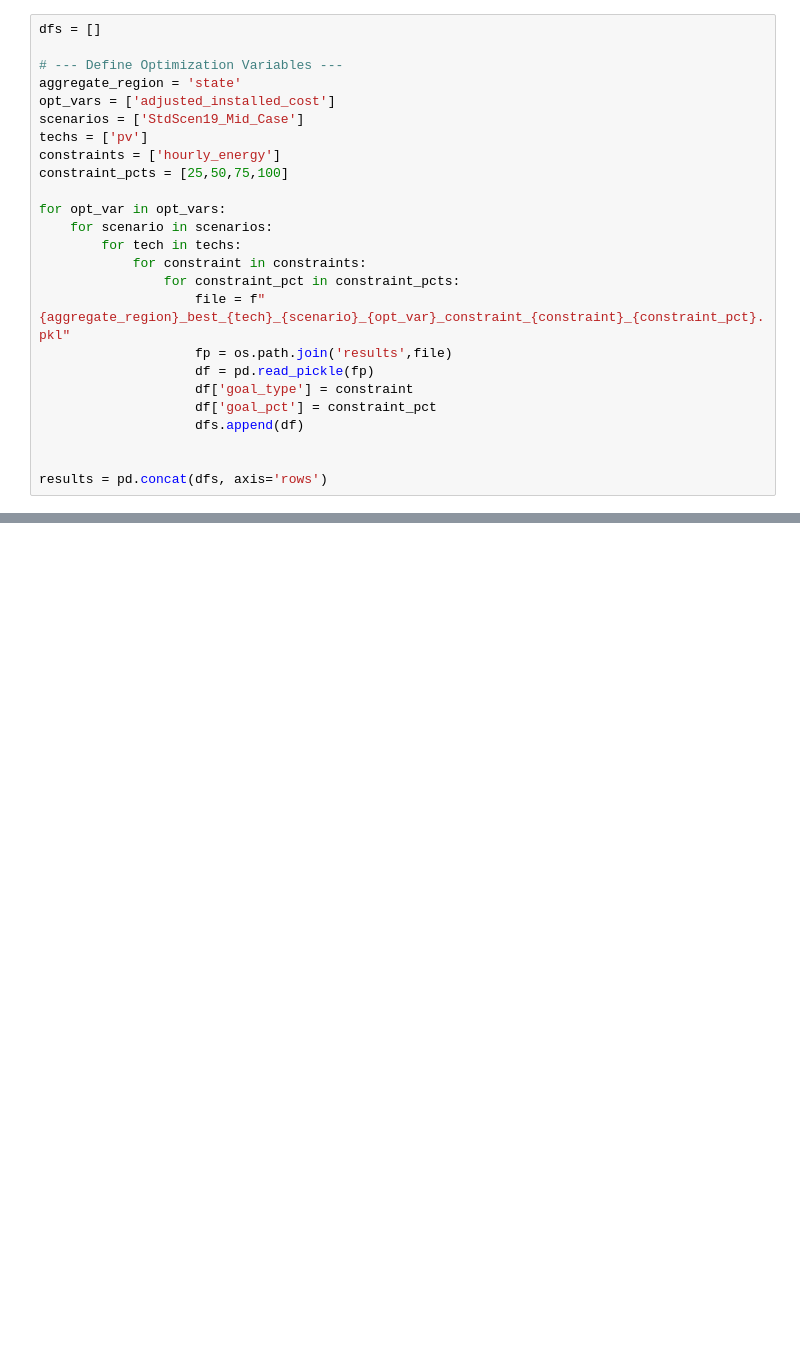
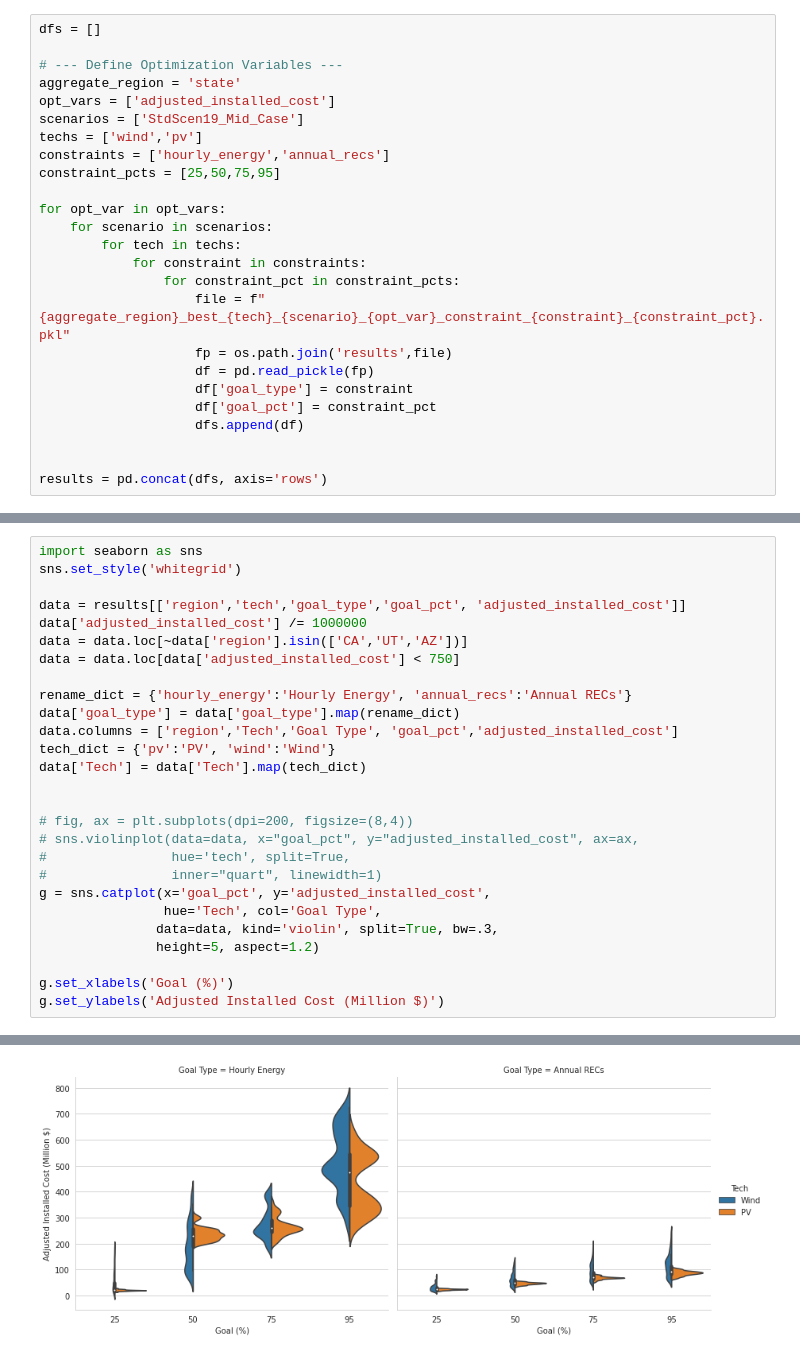
Before and after one commit to NREL/vapor, a Jupyter notebook: notebooks/viz_constraint.ipynb, the cells around one changed output, grey strips where cells are left out. Cells and saved outputs as stored; diff of their text form; blank space fills up the shorter version.

```diff
--- a/notebooks/viz_constraint.ipynb
+++ b/notebooks/viz_constraint.ipynb
@@ -20,9 +20,9 @@ dfs = []
 aggregate_region = 'state'
 opt_vars = ['adjusted_installed_cost']
 scenarios = ['StdScen19_Mid_Case']
-techs = ['pv']
-constraints = ['hourly_energy']
-constraint_pcts = [25,50,75,100]
+techs = ['wind','pv']
+constraints = ['hourly_energy','annual_recs']
+constraint_pcts = [25,50,75,95]
 
 for opt_var in opt_vars:
     for scenario in scenarios:
@@ -51,0 +41,28 @@ sns.violinplot(data=data, x="goal_pct", y="adjusted_installed_cost",
+# %%
+import seaborn as sns
+sns.set_style('whitegrid')
+
+data = results[['region','tech','goal_type','goal_pct', 'adjusted_installed_cost']]
+data['adjusted_installed_cost'] /= 1000000
+data = data.loc[~data['region'].isin(['CA','UT','AZ'])]
+data = data.loc[data['adjusted_installed_cost'] < 750]
+
+rename_dict = {'hourly_energy':'Hourly Energy', 'annual_recs':'Annual RECs'}
+data['goal_type'] = data['goal_type'].map(rename_dict)
+data.columns = ['region','Tech','Goal Type', 'goal_pct','adjusted_installed_cost']
+tech_dict = {'pv':'PV', 'wind':'Wind'}
+data['Tech'] = data['Tech'].map(tech_dict)
+
+
+# fig, ax = plt.subplots(dpi=200, figsize=(8,4))
+# sns.violinplot(data=data, x="goal_pct", y="adjusted_installed_cost", ax=ax,
+#                hue='tech', split=True,
+#                inner="quart", linewidth=1)
+g = sns.catplot(x='goal_pct', y='adjusted_installed_cost',
+                hue='Tech', col='Goal Type',
+               data=data, kind='violin', split=True, bw=.3,
+               height=5, aspect=1.2)
+
+g.set_xlabels('Goal (%)')
+g.set_ylabels('Adjusted Installed Cost (Million $)')
+# %% [output]
@@ -51,0 +70 @@ sns.violinplot(data=data, x="goal_pct", y="adjusted_installed_cost",
+[figure, added]
```
Also changed, not shown: parts of 6 cells of this notebook, 4 other files.
